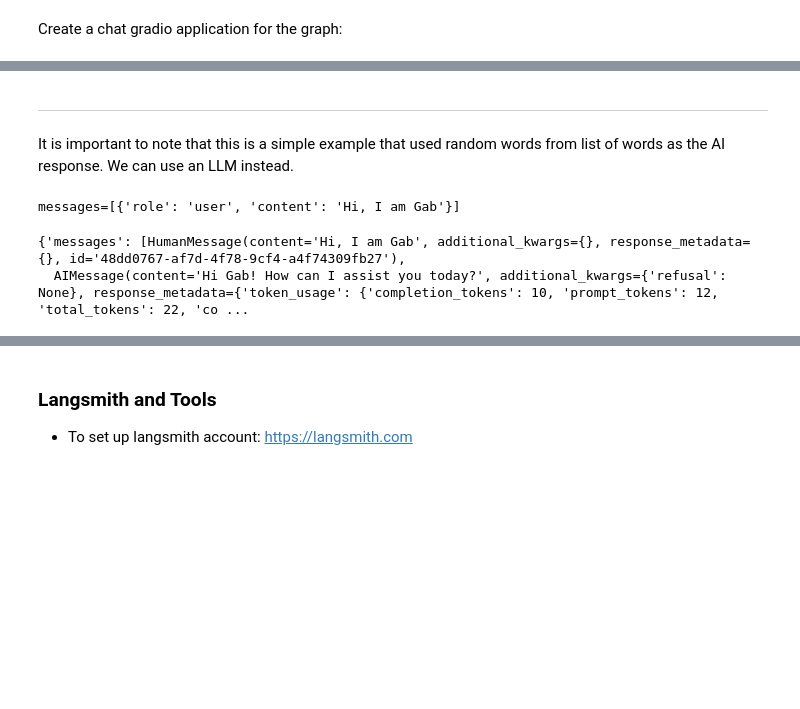
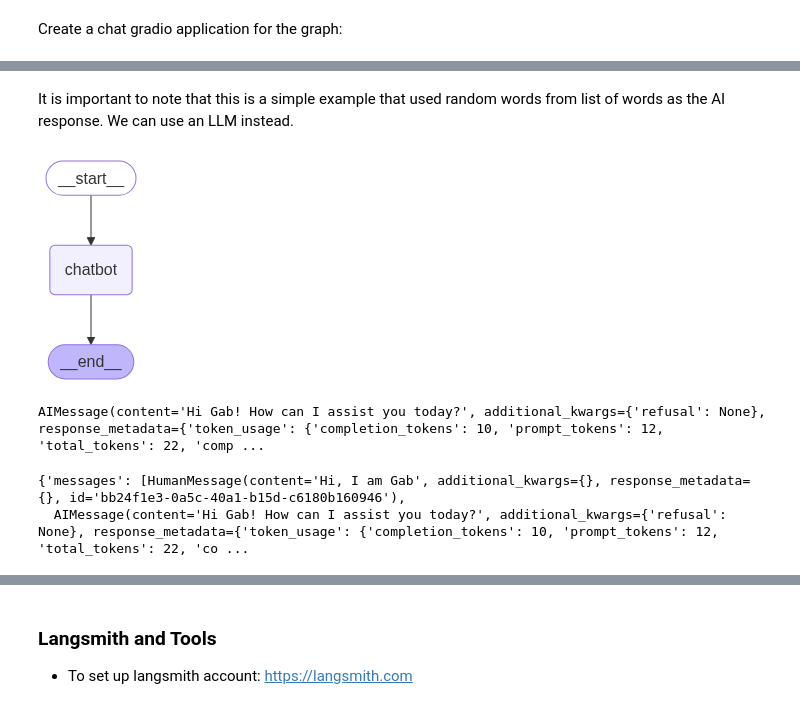
Before and after one commit to omogbolahan94/Personal-AI-Agents-Lab, a Jupyter notebook: langGraph/main_langgraph.ipynb, the cells around one changed output, grey strips where cells are left out. Drawn from its saved outputs; the diff is of its cells as text; code cells hidden in the pictures; blank space fills up the shorter version.

```diff
--- a/langGraph/main_langgraph.ipynb
+++ b/langGraph/main_langgraph.ipynb
@@ -85,40 +95,53 @@ gr.ChatInterface(chat, type="messages").launch()
 # %% [markdown]
----
+
 It is important to note that this is a simple example that used random words from list of words as the AI response. We can use an LLM instead.
 # %%
 class State(BaseModel):
     # here, every messages (state) must be passed as list of dictionary. e.g [{"role": "user", "content": "Hi, I am Gab"}]
     # add_messages (reducer): this  is how langgraph will add current message to list of already stroed messages passed as state returend from a node
     messages: Annotated[list, add_messages]
 
 
 # build a graph with the defined state
 graph_builder = StateGraph(State)
 
 llm = ChatOpenAI(model="gpt-4o-mini") # to be used be the node defined below
 
 
 def chatbot_node(old_state: State) -> State:
+    """
+    A node that takes a state and then pass the state messages key to an LLM
+    The response of the LLM is then passed into a new State object
+
+    return: State
+    """
+    # note that the input of LLM must be a string or list of dictionary with 2 keys: role and content
     response = llm.invoke(old_state.messages)
     new_state = State(messages=[response])
     return new_state
 
 
 graph_builder.add_node("chatbot", chatbot_node)
 
 graph_builder.add_edge(START, "chatbot")
 graph_builder.add_edge("chatbot", END)
 
 graph = graph_builder.compile()
+
+
+display(Image(graph.get_graph().draw_mermaid_png()))
+# %% [output]
+[figure, added]
+# %%
+llm.invoke([{"role": "user", "content": "Hi, I am Gab"}])
+# %% [output]
+AIMessage(content='Hi Gab! How can I assist you today?', additional_kwargs={'refusal': None}, response_metadata={'token_usage': {'completion_tokens': 10, 'prompt_tokens': 12, 'total_tokens': 22, 'comp ...
 # %%
 # test running teh grapgh before using gradio
-print(State(messages=[{"role": "user", "content": "Hi, I am Gab"}]))
-
 graph.invoke(State(messages=[{"role": "user", "content": "Hi, I am Gab"}]))
 # %% [output]
-messages=[{'role': 'user', 'content': 'Hi, I am Gab'}]
+{'messages': [HumanMessage(content='Hi, I am Gab', additional_kwargs={}, response_metadata={}, id='bb24f1e3-0a5c-40a1-b15d-c6180b160946'),
+  AIMessage(content='Hi Gab! How can I assist you today?', additional_kwargs={'refusal': None}, response_metadata={'token_usage': {'completion_tokens': 10, 'prompt_tokens': 12, 'total_tokens': 22, 'co ...
-{'messages': [HumanMessage(content='Hi, I am Gab', additional_kwargs={}, response_metadata={}, id='48dd0767-af7d-4f78-9cf4-a4f74309fb27'),
-  AIMessage(content='Hi Gab! How can I assist you today?', additional_kwargs={'refusal': None}, response_metadata={'token_usage': {'completion_tokens': 10, 'prompt_tokens': 12, 'total_tokens': 22, 'co ...
 # %%
 def chat(user_input: str, history):
     state = State(messages=[{"role": "user", "content": user_input}])
```
Also changed, not shown: parts of 9 cells of this notebook, 1 other file.
